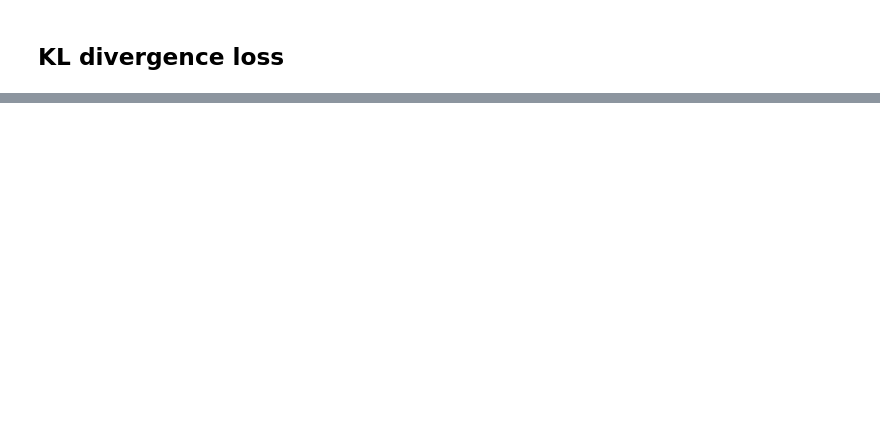
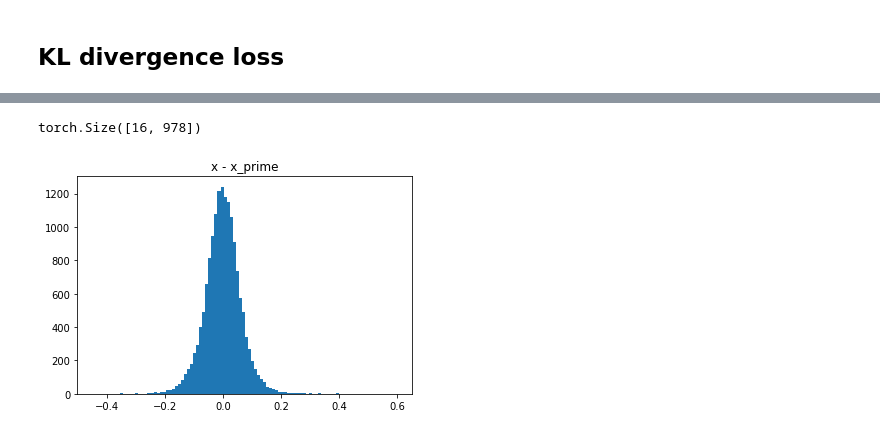
Before and after one commit to Bertinus/causal_cell_embedding, a Jupyter notebook: notebooks/Result_Exploration.ipynb, the cells around one changed output, grey strips where cells are left out. Saved outputs shown, nothing was run; the diff lists cells and outputs as text; code cells hidden in the pictures; blank space fills up the shorter version.

```diff
--- a/notebooks/Result_Exploration.ipynb
+++ b/notebooks/Result_Exploration.ipynb
@@ -1,2 +1,5 @@
 # %% [markdown]
 # Results
+# %%
+experiment_name = "sanitycheck"
+seed = 15
@@ -12,3 +34,5 @@ seed = 9
+# %%
+result_dir = os.path.join(os.getcwd(), "results", experiment_name)
 # %%
 with open(os.path.join(result_dir,'results_'
           + str(seed) + '.pkl'), 'rb') as f:
@@ -79,0 +104,13 @@ plt.show()
+# %%
+with torch.no_grad():
+    for batch_idx, data in enumerate(valid_loader):
+
+        x, fingerprint, compound, line = data
+
+        # Expected to return a dictionary of outputs.
+        outputs = model.forward(x, fingerprint, compound, line)
+        for key in outputs.keys():
+            plt.hist(outputs[key].numpy().reshape(-1), bins=100)
+            plt.title(key)
+            plt.show()
+        break
@@ -79,0 +143,9 @@ plt.show()
+# %%
+x_minus_x_prime = outputs['x'] - outputs['x_prime']
+print(x_minus_x_prime.shape)
+plt.hist(x_minus_x_prime.numpy().reshape(-1), bins=100)
+plt.title('x - x_prime')
+plt.show()
+# %% [output]
+torch.Size([16, 978])
+[figure, added]
```
Also changed, not shown: parts of 19 cells of this notebook.
